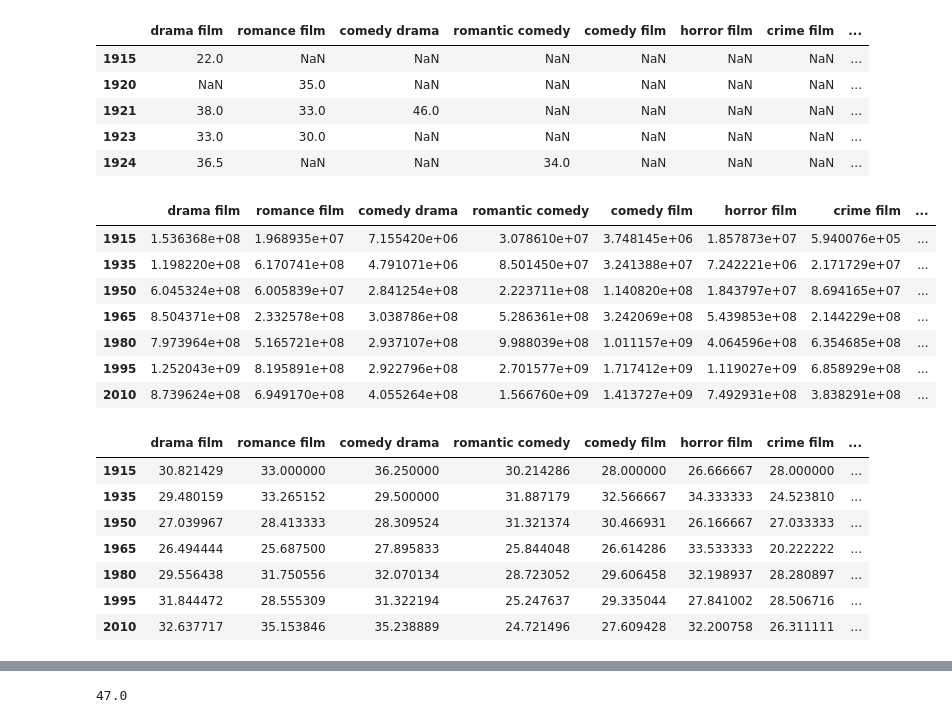
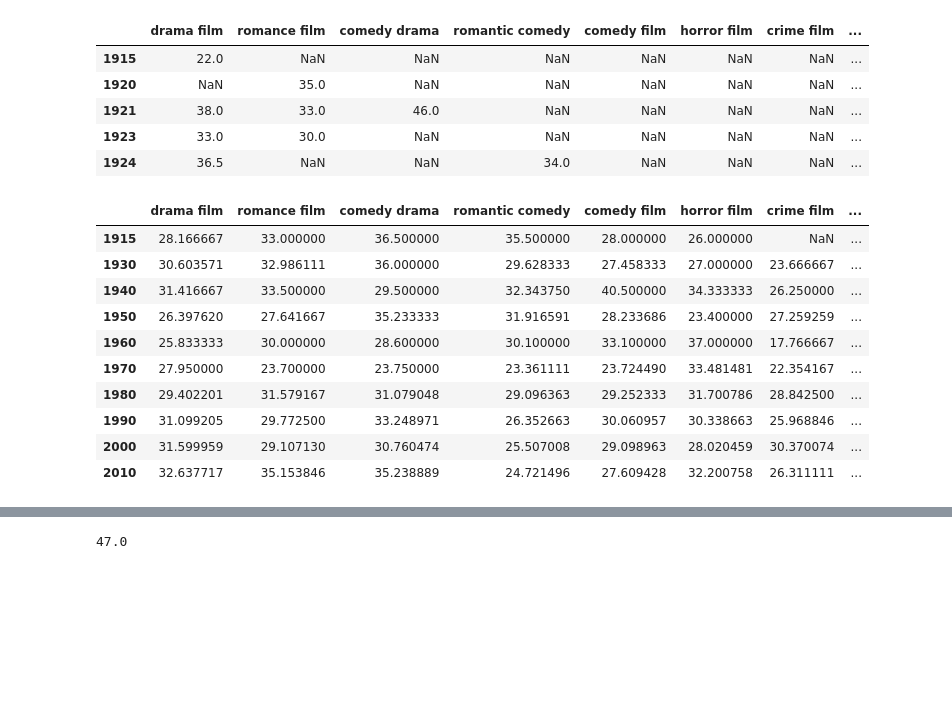
Before and after one commit to epfl-ada/ada-2022-project-imdbmi, a Jupyter notebook: analysis/diversity.ipynb, the cells around one changed output, grey strips where cells are left out. Saved outputs shown, nothing was run; the diff lists cells and outputs as text; code cells hidden in the pictures; blank space fills up the shorter version.

```diff
--- a/analysis/diversity.ipynb
+++ b/analysis/diversity.ipynb
@@ -333,0 +342,8 @@ num_movies_per_genre_per_year = analysis_df.groupby(['movie_release_year', 'movi
+# %%
+# create a dataframe of numebr of movies per year for all genres
+row = []
+for genre in analysis_df['movie_genre'].unique():
+    row.append(analysis_df.query('movie_genre=="{}"'.format(genre))['movie_release_year'].value_counts().rename(genre))
+num_movies_per_year = pd.concat(row, axis=1).fillna(0).astype(int)
+num_movies_per_year = num_movies_per_year.sort_index()
+num_movies_per_year
@@ -363,28 +425,18 @@ genre_diff_age.head()
 | 1923 | 33.0 | 30.0 | NaN | NaN | NaN | NaN | NaN | ... |
 | 1924 | 36.5 | NaN | NaN | 34.0 | NaN | NaN | NaN | ... |
 # %%
-# group every 15 years in the genre_revenue dataframe
-genre_revenue_15 = genre_revenue.groupby(np.arange(len(genre_revenue))//15).mean().set_index(genre_revenue.index[::15])
-genre_revenue_15
+# group every 10 years in the genre_diff_age dataframe
+genre_diff_age_10 = genre_diff_age.groupby(np.arange(len(genre_diff_age))//10).mean().set_index(genre_diff_age.index[::10])
+genre_diff_age_10
 # %% [output]
 |  | drama film | romance film | comedy drama | romantic comedy | comedy film | horror film | crime film | ... |
-| 1915 | 1.536368e+08 | 1.968935e+07 | 7.155420e+06 | 3.078610e+07 | 3.748145e+06 | 1.857873e+07 | 5.940076e+05 | ... |
-| 1935 | 1.198220e+08 | 6.170741e+08 | 4.791071e+06 | 8.501450e+07 | 3.241388e+07 | 7.242221e+06 | 2.171729e+07 | ... |
-| 1950 | 6.045324e+08 | 6.005839e+07 | 2.841254e+08 | 2.223711e+08 | 1.140820e+08 | 1.843797e+07 | 8.694165e+07 | ... |
-| 1965 | 8.504371e+08 | 2.332578e+08 | 3.038786e+08 | 5.286361e+08 | 3.242069e+08 | 5.439853e+08 | 2.144229e+08 | ... |
-| 1980 | 7.973964e+08 | 5.165721e+08 | 2.937107e+08 | 9.988039e+08 | 1.011157e+09 | 4.064596e+08 | 6.354685e+08 | ... |
-| 1995 | 1.252043e+09 | 8.195891e+08 | 2.922796e+08 | 2.701577e+09 | 1.717412e+09 | 1.119027e+09 | 6.858929e+08 | ... |
-| 2010 | 8.739624e+08 | 6.949170e+08 | 4.055264e+08 | 1.566760e+09 | 1.413727e+09 | 7.492931e+08 | 3.838291e+08 | ... |
+| 1915 | 28.166667 | 33.000000 | 36.500000 | 35.500000 | 28.000000 | 26.000000 | NaN | ... |
+| 1930 | 30.603571 | 32.986111 | 36.000000 | 29.628333 | 27.458333 | 27.000000 | 23.666667 | ... |
+| 1940 | 31.416667 | 33.500000 | 29.500000 | 32.343750 | 40.500000 | 34.333333 | 26.250000 | ... |
+| 1950 | 26.397620 | 27.641667 | 35.233333 | 31.916591 | 28.233686 | 23.400000 | 27.259259 | ... |
+| 1960 | 25.833333 | 30.000000 | 28.600000 | 30.100000 | 33.100000 | 37.000000 | 17.766667 | ... |
+| 1970 | 27.950000 | 23.700000 | 23.750000 | 23.361111 | 23.724490 | 33.481481 | 22.354167 | ... |
+| 1980 | 29.402201 | 31.579167 | 31.079048 | 29.096363 | 29.252333 | 31.700786 | 28.842500 | ... |
+| 1990 | 31.099205 | 29.772500 | 33.248971 | 26.352663 | 30.060957 | 30.338663 | 25.968846 | ... |
+| 2000 | 31.599959 | 29.107130 | 30.760474 | 25.507008 | 29.098963 | 28.020459 | 30.370074 | ... |
+| 2010 | 32.637717 | 35.153846 | 35.238889 | 24.721496 | 27.609428 | 32.200758 | 26.311111 | ... |
-# %%
-# group every 20 years in the genre_diff_age dataframe
-genre_diff_age_15 = genre_diff_age.groupby(np.arange(len(genre_diff_age))//15).mean().set_index(genre_diff_age.index[::15])
-genre_diff_age_15
-# %% [output]
-|  | drama film | romance film | comedy drama | romantic comedy | comedy film | horror film | crime film | ... |
-| 1915 | 30.821429 | 33.000000 | 36.250000 | 30.214286 | 28.000000 | 26.666667 | 28.000000 | ... |
-| 1935 | 29.480159 | 33.265152 | 29.500000 | 31.887179 | 32.566667 | 34.333333 | 24.523810 | ... |
-| 1950 | 27.039967 | 28.413333 | 28.309524 | 31.321374 | 30.466931 | 26.166667 | 27.033333 | ... |
-| 1965 | 26.494444 | 25.687500 | 27.895833 | 25.844048 | 26.614286 | 33.533333 | 20.222222 | ... |
-| 1980 | 29.556438 | 31.750556 | 32.070134 | 28.723052 | 29.606458 | 32.198937 | 28.280897 | ... |
-| 1995 | 31.844472 | 28.555309 | 31.322194 | 25.247637 | 29.335044 | 27.841002 | 28.506716 | ... |
-| 2010 | 32.637717 | 35.153846 | 35.238889 | 24.721496 | 27.609428 | 32.200758 | 26.311111 | ... |
```
Also changed, not shown: parts of 21 cells of this notebook.
